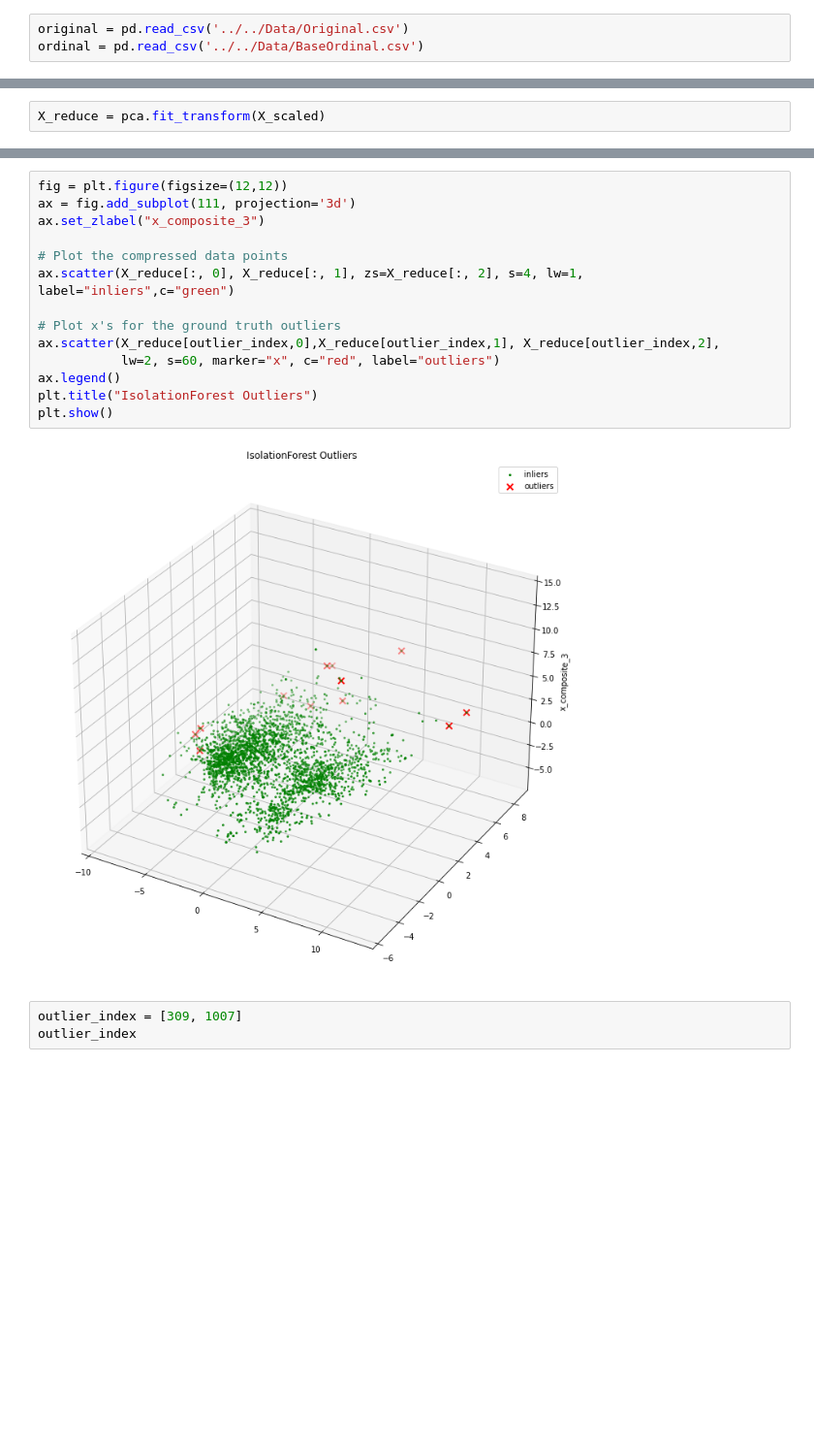
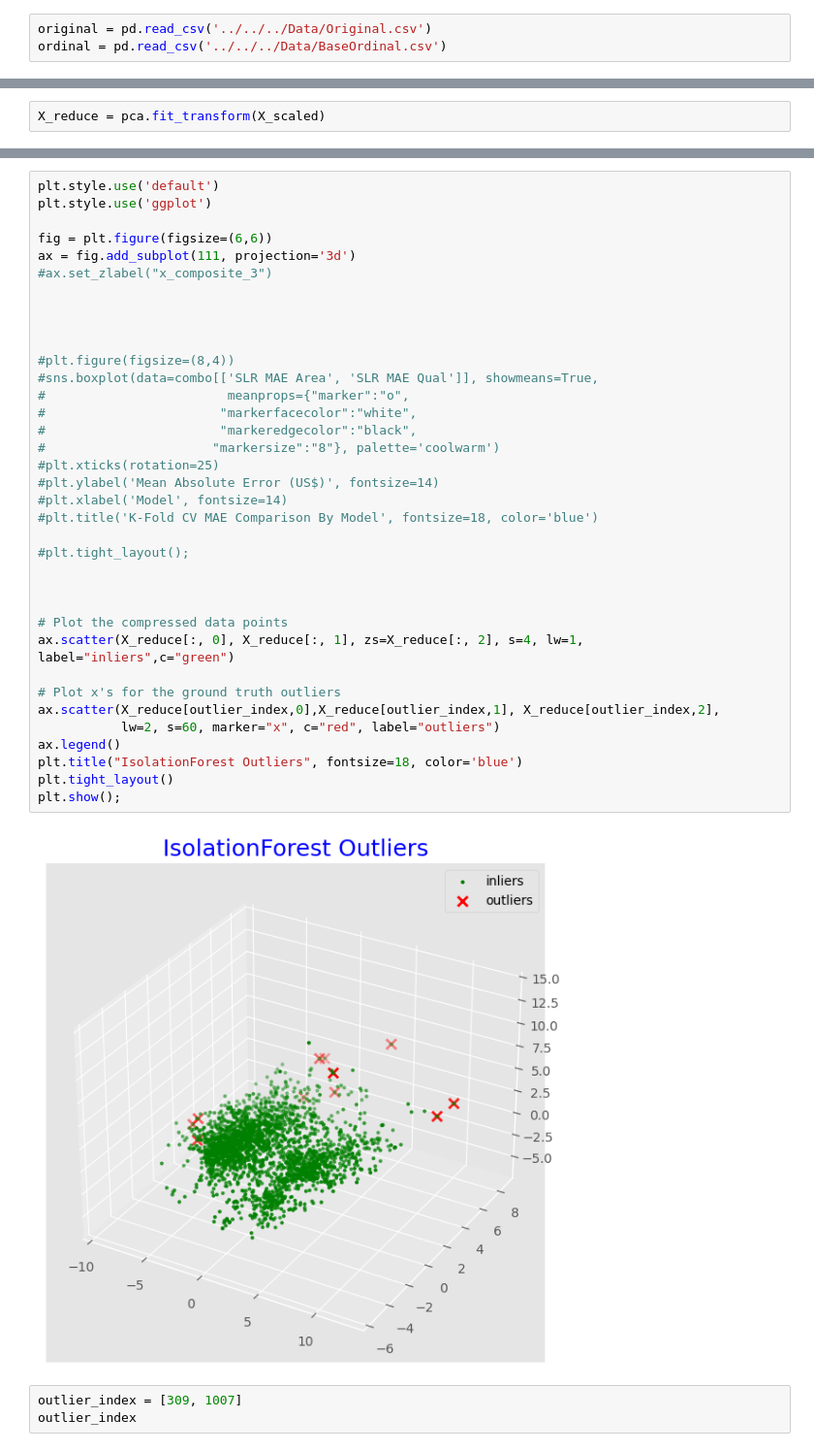
Before and after one commit to BPM1401/Go-Big-Or-Go-Home, a Jupyter notebook: Model Performance/Train_Test/Remove Outliers/Isolation Forest.ipynb, the cells around one changed output, grey strips where cells are left out. Shown at 97% size. Saved outputs shown, nothing was run; the diff lists cells and outputs as text; blank space fills up the shorter version.

```diff
--- a/Model Performance/Train_Test/Remove Outliers/Isolation Forest.ipynb
+++ b/Model Performance/Train_Test/Remove Outliers/Isolation Forest.ipynb
@@ -7,8 +7,8 @@ import numpy as np
 pd.set_option("display.max_columns", 300)
 import seaborn as sns
 # %%
-original = pd.read_csv('../../Data/Original.csv')
-ordinal = pd.read_csv('../../Data/BaseOrdinal.csv')
+original = pd.read_csv('../../../Data/Original.csv')
+ordinal = pd.read_csv('../../../Data/BaseOrdinal.csv')
 # %%
 original.shape
 # %% [output]
@@ -152,19 +152,41 @@ outlier_index
 # %%
-fig = plt.figure(figsize=(12,12))
+plt.style.use('default')
+plt.style.use('ggplot')
+
+fig = plt.figure(figsize=(6,6))
 ax = fig.add_subplot(111, projection='3d')
-ax.set_zlabel("x_composite_3")
+#ax.set_zlabel("x_composite_3")
+
+
+
+
+#plt.figure(figsize=(8,4))
+#sns.boxplot(data=combo[['SLR MAE Area', 'SLR MAE Qual']], showmeans=True,
+#                        meanprops={"marker":"o",
+#                       "markerfacecolor":"white",
+#                       "markeredgecolor":"black",
+#                      "markersize":"8"}, palette='coolwarm')
+#plt.xticks(rotation=25)
+#plt.ylabel('Mean Absolute Error (US$)', fontsize=14)
+#plt.xlabel('Model', fontsize=14)
+#plt.title('K-Fold CV MAE Comparison By Model', fontsize=18, color='blue')
+
+#plt.tight_layout();
+
+
 
 # Plot the compressed data points
 ax.scatter(X_reduce[:, 0], X_reduce[:, 1], zs=X_reduce[:, 2], s=4, lw=1, label="inliers",c="green")
 
 # Plot x's for the ground truth outliers
 ax.scatter(X_reduce[outlier_index,0],X_reduce[outlier_index,1], X_reduce[outlier_index,2],
            lw=2, s=60, marker="x", c="red", label="outliers")
 ax.legend()
-plt.title("IsolationForest Outliers")
-plt.show()
+plt.title("IsolationForest Outliers", fontsize=18, color='blue')
+plt.tight_layout()
+plt.show();
 # %% [output]
-[figure, old version]
+[figure, new version]
 # %%
 outlier_index = [309, 1007]
 outlier_index
```
Also changed, not shown: parts of 21 cells of this notebook, 15 other files.
